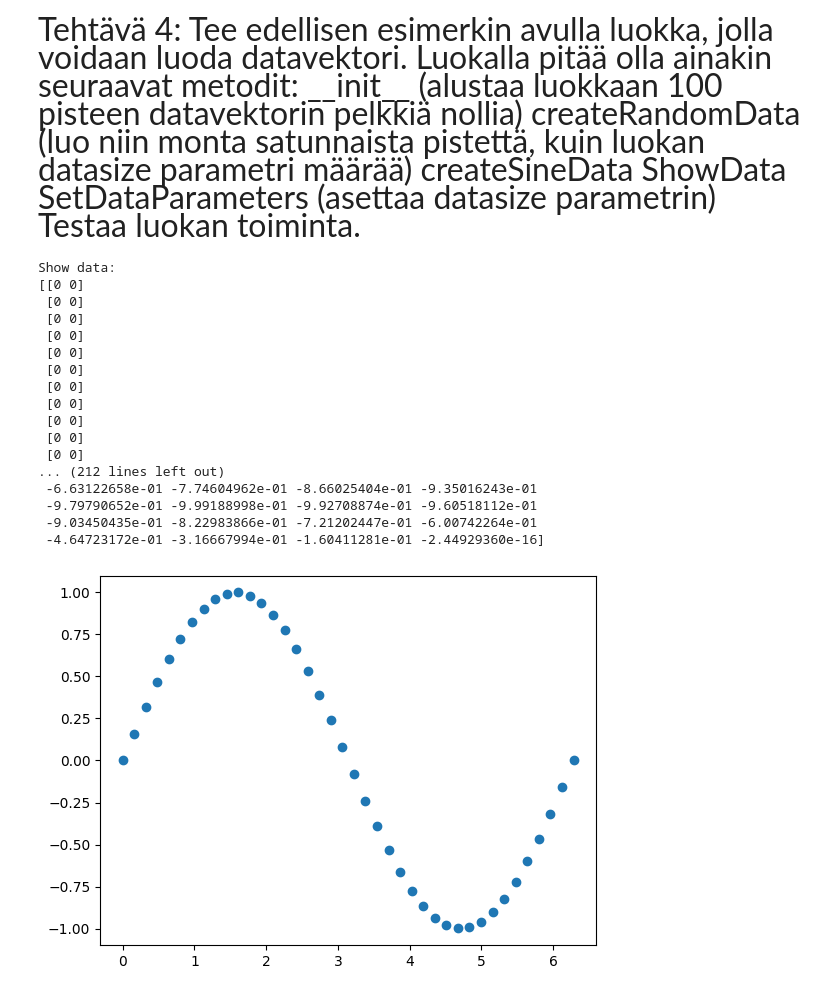
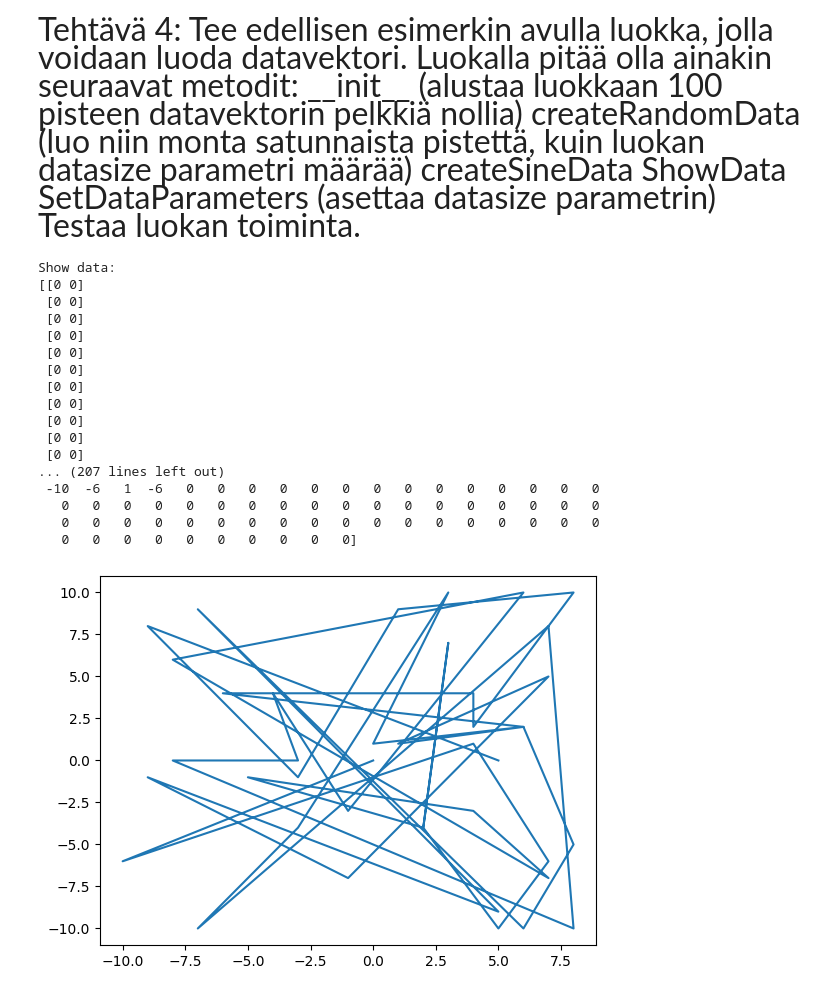
Before and after one commit to artopeur/koneoppiminen, a Jupyter notebook: PythonTehtavia1.ipynb, the cells around one changed output. Saved outputs shown, nothing was run; the diff lists cells and outputs as text; code cells hidden in the pictures.

```diff
--- a/PythonTehtavia1.ipynb
+++ b/PythonTehtavia1.ipynb
@@ -303,51 +303,51 @@ class Esimerkki:
     def createSineData(self):
         print("Sine Data:")
         #x = [t[0] for t in squares]
-        #x = np.array([i[0] for i in self.randomData])
-        #y = np.array([i[1] for i in self.randomData])
-        x = np.linspace(0, 2*np.pi, 40)
-        y = np.sin(x)
+        x = np.array([i[0] for i in self.randomData])
+        y = np.array([i[1] for i in self.randomData])
+        #x = np.linspace(0, 2*np.pi, self.dataParameters)
+        #y = np.sin(x)
         print(x)
         print(y)
-        #mpl.plot(x,y)
-        mpl.scatter(x,y)
+        mpl.plot(x,y)
+        #mpl.scatter(x,y)
         mpl.show()
 
     def ShowData(self):
         print("Show data:")
         print(self.randomData)
         print(self.SineData)
         print("dataParameters is set to: ",self.dataParameters)
         print("The size of randomData is: ", len(self.randomData))
     def SetDataParameters(self, num):
         print("Setting dataParameters to: ", num)
         self.dataParameters = num
 
 
 vektori1 = Esimerkki()
 
 
 vektori1.ShowData()
-vektori1.SetDataParameters(80)
+vektori1.SetDataParameters(40)
 vektori1.createRandomData()
 vektori1.ShowData()
 vektori1.createSineData()
 # %% [output]
 Show data:
 [[0 0]
  [0 0]
  [0 0]
  [0 0]
  [0 0]
  [0 0]
  [0 0]
  [0 0]
  [0 0]
  [0 0]
  [0 0]
-... (212 lines left out)
- -6.63122658e-01 -7.74604962e-01 -8.66025404e-01 -9.35016243e-01
- -9.79790652e-01 -9.99188998e-01 -9.92708874e-01 -9.60518112e-01
- -9.03450435e-01 -8.22983866e-01 -7.21202447e-01 -6.00742264e-01
- -4.64723172e-01 -3.16667994e-01 -1.60411281e-01 -2.44929360e-16]
+... (207 lines left out)
+ -10  -6   1  -6   0   0   0   0   0   0   0   0   0   0   0   0   0   0
+   0   0   0   0   0   0   0   0   0   0   0   0   0   0   0   0   0   0
+   0   0   0   0   0   0   0   0   0   0   0   0   0   0   0   0   0   0
+   0   0   0   0   0   0   0   0   0   0]
-[figure, old version]
+[figure, new version]
```
